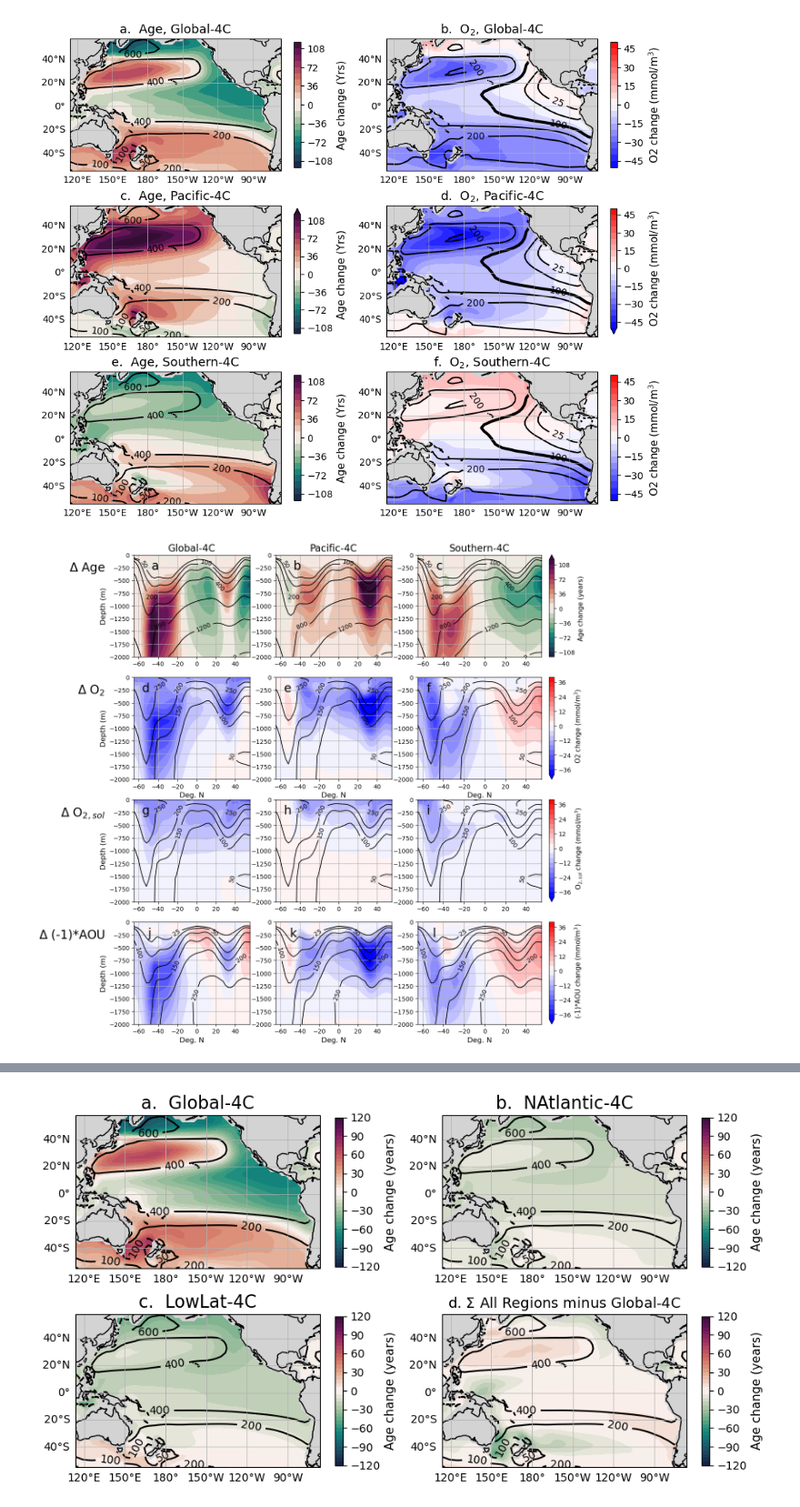
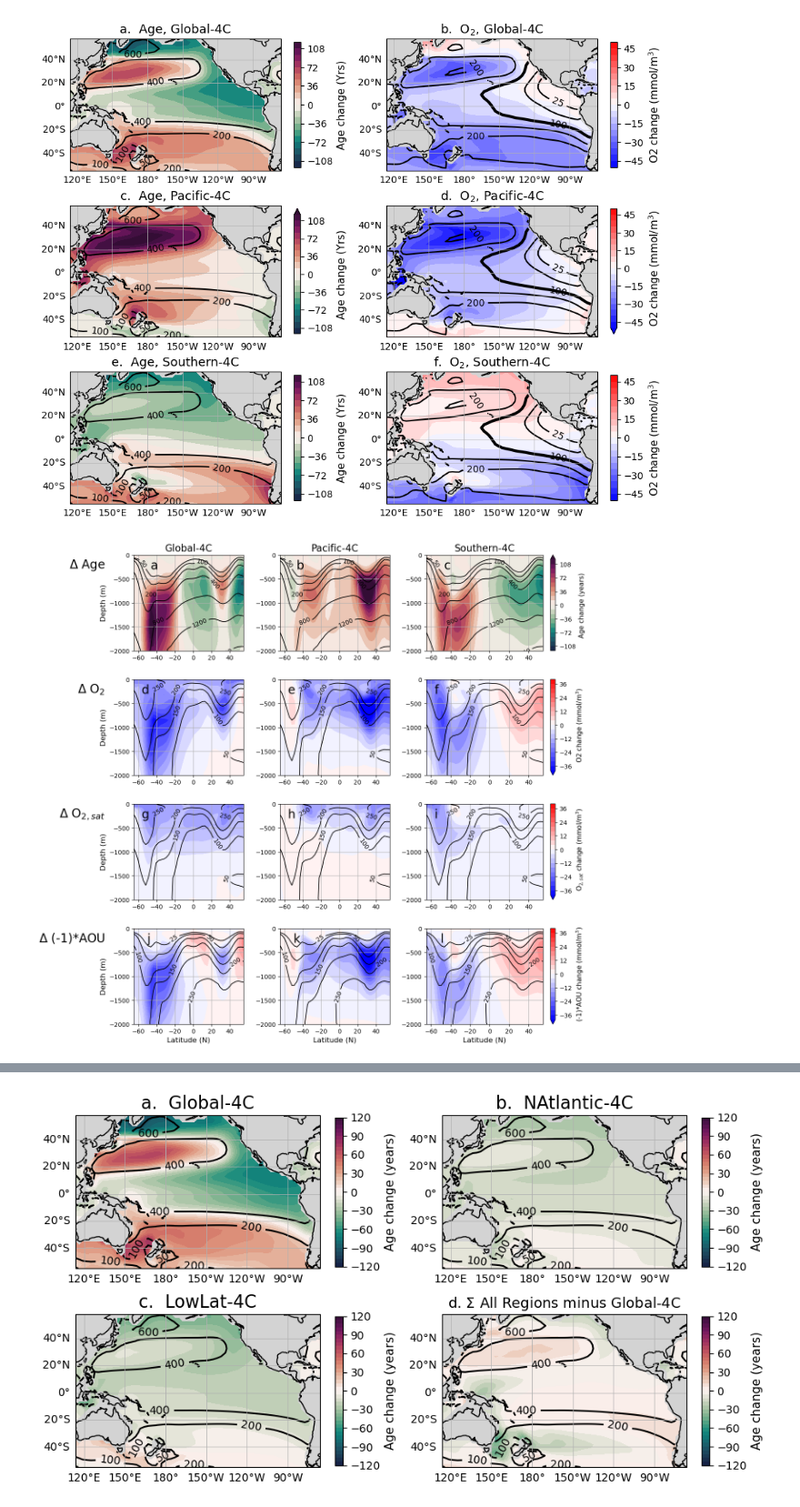
Before and after one commit to bentaylor289/YoungGetOlder, a Jupyter notebook: Fig4and5_clean5_23.ipynb, the cells around one changed output, grey strips where cells are left out. Shown at 91% size. Cells and saved outputs as stored; diff of their text form; code cells hidden in the pictures.

```diff
--- a/Fig4and5_clean5_23.ipynb
+++ b/Fig4and5_clean5_23.ipynb
@@ -261,7 +261,7 @@ axs[2,0].set_title('e.  Age, Southern-4C', fontsize=13)
 [figure]
 # %%
 ## AOU calculations; note this value is actually -1*AOU.
-
+Diag3d = SaSO
 aouSO = o2SO - 0.001*gsw.O2sol(SaSO, ThSO, -Diag3d.Z,  Diag3d.XC, Diag3d.YC)
 aouPac = o2Pac - 0.001*gsw.O2sol(SaPac, ThPac, -Diag3d.Z,  Diag3d.XC, Diag3d.YC)
 aouGl = o2Gl - 0.001*gsw.O2sol(SaGl, ThGl, -Diag3d.Z,  Diag3d.XC, Diag3d.YC)
@@ -400,7 +400,7 @@ F = axs[2,2].contourf(Diag3d.YC[yran], Diag3d.Z[zran], 1000*(PlSO - Pl0 - PlaSO+
 #plt.contour(Diag3d.YC[15:48], Diag3d.Z[0:10], sigzm.isel(time=5), colors= 'g', levels = [23,24,25,26,27,27.5,28,28.3,28.6, 29,29.2])
 #plt.contourf(Diag3d.YC[15:48], Diag3d.Z[0:10], o2zm.isel(time=10) - o2zm.isel(time=0),)
 cbF = plt.colorbar(F, ax= axs[2,2])
-cbF.set_label('O$_{2,sol}$ change (mmol/m$^3$)', fontsize=11)
+cbF.set_label('O$_{2,sat}$ change (mmol/m$^3$)', fontsize=11)
 axs[2,2].set_ylim([-2000,0])
 cl8 = axs[2,2].contour(Diag3d.YC[yran], Diag3d.Z[zran], 1000*Pl0, colors= 'k', levels = o2levels, linewidths=lw)
 cl8.clabel()
@@ -440,42 +440,43 @@ axs[0,0].set_title('Global-4C', fontsize = 16)
 axs[0,1].set_title('Pacific-4C', fontsize = 16)
 axs[0,2].set_title('Southern-4C', fontsize = 16)
 
-axs[3,0].set_xlabel('Deg. N', fontsize=12)
-axs[3,1].set_xlabel('Deg. N', fontsize=12)
-axs[3,2].set_xlabel('Deg. N', fontsize=12)
+axs[3,0].set_xlabel('Latitude (N)', fontsize=12)
+axs[3,1].set_xlabel('Latitude (N)', fontsize=12)
+axs[3,2].set_xlabel('Latitude (N)', fontsize=12)
 
-axs[1,0].set_xlabel('Deg. N', fontsize=12)
-axs[1,1].set_xlabel('Deg. N', fontsize=12)
-axs[1,2].set_xlabel('Deg. N', fontsize=12)
+#axs[1,0].set_xlabel('Deg. N', fontsize=12)
+#axs[1,1].set_xlabel('Deg. N', fontsize=12)
+#axs[1,2].set_xlabel('Deg. N', fontsize=12)
 
 #axs[0,0].set_ylabel('Age Change', fontsize = 12)
 #axs[1,0].set_ylabel('O$_2$ Change', fontsize=12)
 #axs[2,0].set_ylabel('O$_2$ Solubility Change', fontsize=12)
 #axs[3,0].set_ylabel('(-1)*AOU Change', fontsize=12)
 
 letters = ['a','b','c','d','e','f','g','h','i', 'j', 'k', 'l']
 x_loc = [0.15,0.07,0.07,0.12] # where to place the labels.
 for i in range(4):
     axs[i,0].set_ylabel('Depth (m)', fontsize = 12)
     for j in range(3):
         axs[i,j].text(x_loc[i], 0.95, letters[3*i+j], fontsize=20, transform=axs[i,j].transAxes, ha='left', va='top')
         axs[i,j].set_xlim([-65,55])
 
-rows = ['$\Delta$ Age', '$\Delta$ O$_2$', '$\Delta$ O$_{2,sol}$', '$\Delta$ (-1)*AOU']
+rows = ['$\Delta$ Age', '$\Delta$ O$_2$', '$\Delta$ O$_{2,sat}$', '$\Delta$ (-1)*AOU']
 
 for ax, row_label in zip(axs[:,0], rows):
     ax.annotate(row_label, xy=(0, 0.5), xytext=(-ax.yaxis.labelpad+12, 57),
                 xycoords=ax.yaxis.label, textcoords='offset points',
                 size=20, ha='right', va='baseline', rotation=0)
 
 #axs[3,1].text(0.1, 0.9, 'h', fontsize=20, transform=axs[3,1].transAxes, ha='left', va='top')
 
 #axs[1,1].set_title('Pac 4Cstep + SO 4Cstep')
 
-
+plt.subplots_adjust(hspace=0.3)
+plt.subplots_adjust(wspace=0.3)
 #plt.savefig('o2_aou_sections_7-9.eps')
 
-plt.savefig('../eps_figures/age_o2_aou_sections5-23.eps', bbox_inches="tight")
+#plt.savefig('../eps_figures/age_o2_aou_sections5-23.eps', bbox_inches="tight")
 #plt.show()
 # %% [output]
-[figure, old version]
+[figure, new version]
```
Also changed, not shown: parts of 1 cell of this notebook.
